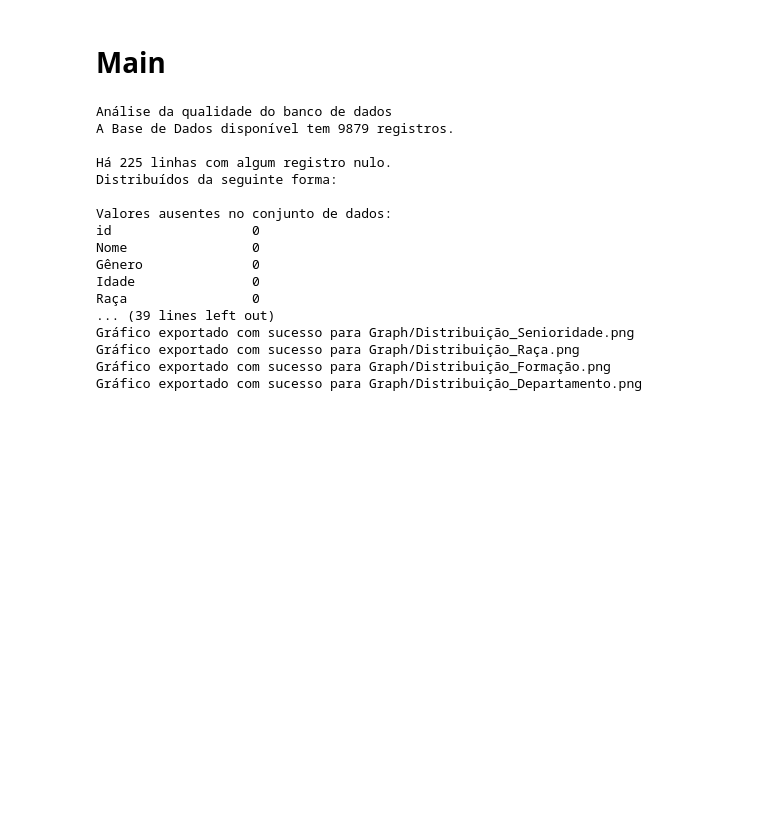
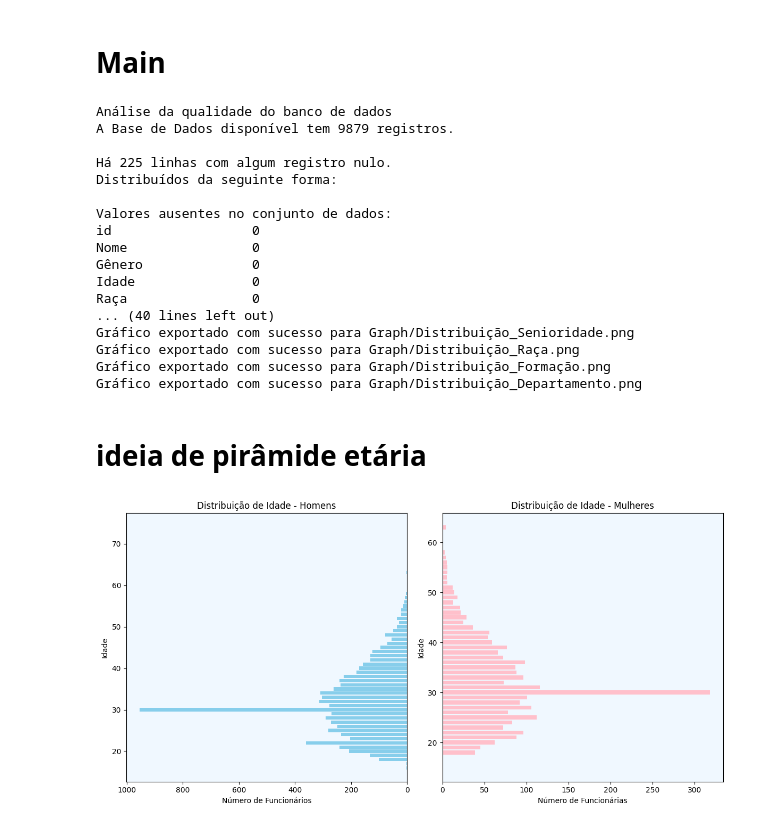
Before and after one commit to ADA-Hack-Grupo-DD3/Analise_Descritiva, a Jupyter notebook: analise_descritiva.ipynb, the cells around one changed output. Cells and saved outputs as stored; diff of their text form; code cells hidden in the pictures; blank space fills up the shorter version.

Commit message:
ideia de pirâmide etária no final do script

```diff
--- a/analise_descritiva.ipynb
+++ b/analise_descritiva.ipynb
@@ -184,6 +184,8 @@ data = pd.read_csv(file_path)
 data = ajustes_nomes(data)
 print("Análise da qualidade do banco de dados")
 analise_base(data)
+
+print("Exportação dos gráficos")
 exportando_graficos(data)
 # %% [output]
 Análise da qualidade do banco de dados
@@ -198,8 +200,43 @@ Nome                0
 Gênero              0
 Idade               0
 Raça                0
-... (39 lines left out)
+... (40 lines left out)
 Gráfico exportado com sucesso para Graph/Distribuição_Senioridade.png
 Gráfico exportado com sucesso para Graph/Distribuição_Raça.png
 Gráfico exportado com sucesso para Graph/Distribuição_Formação.png
 Gráfico exportado com sucesso para Graph/Distribuição_Departamento.png
+# %% [markdown]
+# ideia de pirâmide etária
+# %%
+# Dividir o DataFrame em dois grupos: homens e mulheres
+homens = data[data['Gênero'] == 'Masculino']
+mulheres = data[data['Gênero'] == 'Feminino']
+
+# Calcular a distribuição de idade para homens e mulheres
+idade_homens = homens['Idade'].value_counts().sort_index()
+idade_mulheres = mulheres['Idade'].value_counts().sort_index()
+
+# Inverter a distribuição de idade dos homens e mulheres para criar a pirâmide etária
+idade_homens = idade_homens[::-1]
+idade_mulheres = idade_mulheres[::-1]
+
+# Criar a pirâmide etária
+plt.figure(figsize=(12, 6))
+
+plt.subplot(1, 2, 1)
+plt.barh(idade_homens.index, idade_homens, color='skyblue')
+plt.title('Distribuição de Idade - Homens')
+plt.xlabel('Número de Funcionários')
+plt.ylabel('Idade')
+plt.gca().invert_xaxis()  # Espelhar o gráfico masculino
+
+plt.subplot(1, 2, 2)
+plt.barh(idade_mulheres.index, idade_mulheres, color='pink')
+plt.title('Distribuição de Idade - Mulheres')
+plt.xlabel('Número de Funcionárias')
+plt.ylabel('Idade')
+
+plt.tight_layout()
+plt.show()
+# %% [output]
+[figure, added]
```
Also changed, not shown: parts of 1 cell of this notebook.
